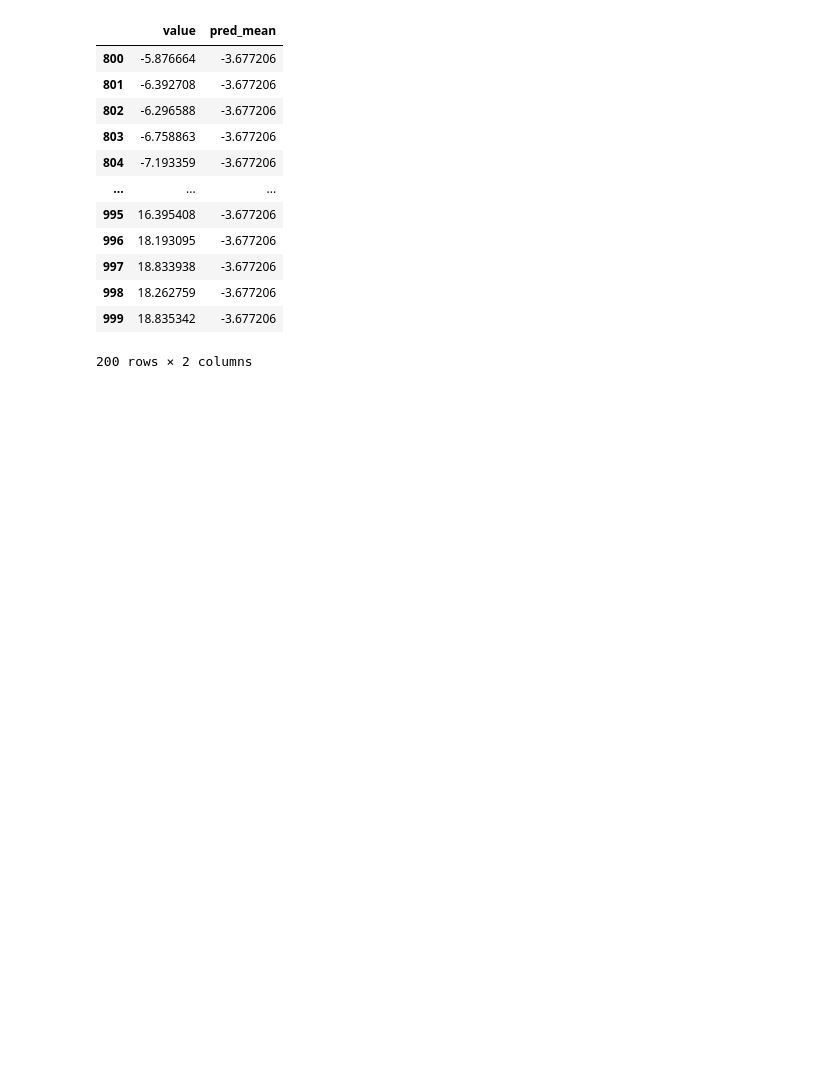
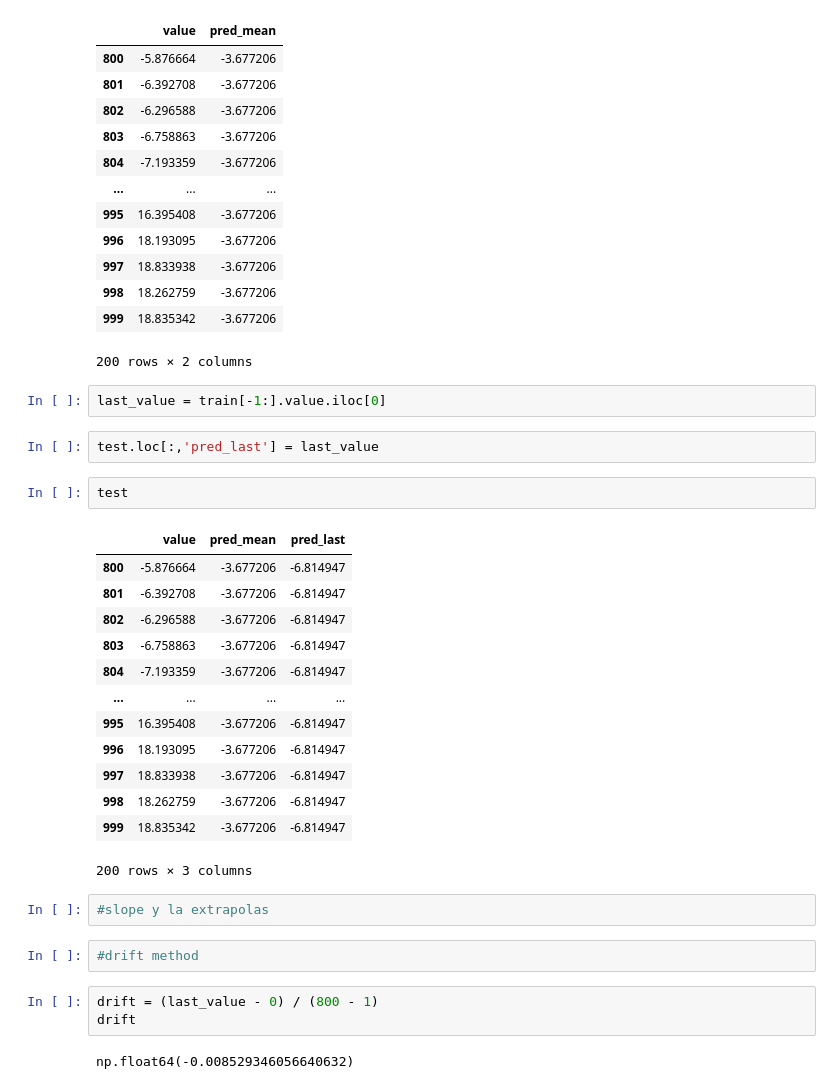
Before and after one commit to alejandro-armenta/time, a Jupyter notebook: random.ipynb, the cells around one changed output. Saved outputs shown, nothing was run; the diff lists cells and outputs as text; blank space fills up the shorter version.

```diff
--- a/random.ipynb
+++ b/random.ipynb
@@ -310,3 +312,32 @@ test
 | 998 | 18.262759 | -3.677206 |
 | 999 | 18.835342 | -3.677206 |
 200 rows × 2 columns
+# %%
+last_value = train[-1:].value.iloc[0]
+# %%
+test.loc[:,'pred_last'] = last_value
+# %%
+test
+# %% [output]
+|  | value | pred_mean | pred_last |
+| 800 | -5.876664 | -3.677206 | -6.814947 |
+| 801 | -6.392708 | -3.677206 | -6.814947 |
+| 802 | -6.296588 | -3.677206 | -6.814947 |
+| 803 | -6.758863 | -3.677206 | -6.814947 |
+| 804 | -7.193359 | -3.677206 | -6.814947 |
+| ... | ... | ... | ... |
+| 995 | 16.395408 | -3.677206 | -6.814947 |
+| 996 | 18.193095 | -3.677206 | -6.814947 |
+| 997 | 18.833938 | -3.677206 | -6.814947 |
+| 998 | 18.262759 | -3.677206 | -6.814947 |
+| 999 | 18.835342 | -3.677206 | -6.814947 |
+200 rows × 3 columns
+# %%
+#slope y la extrapolas
+# %%
+#drift method
+# %%
+drift = (last_value - 0) / (800 - 1)
+drift
+# %% [output]
+np.float64(-0.008529346056640632)
```
Also changed, not shown: parts of 16 cells of this notebook, 4 other files.
